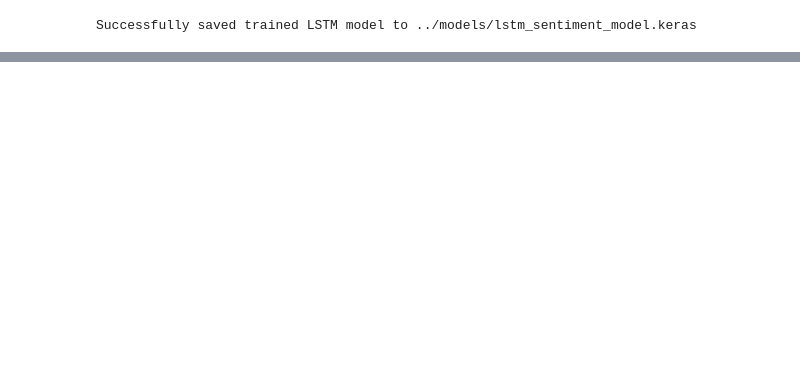
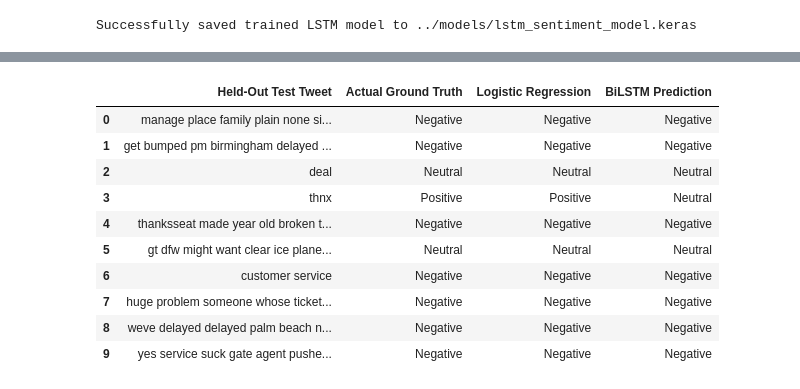
Before and after one commit to anjXcode/brandpulse-sentiment, a Jupyter notebook: notebooks/02DeepLearning_LSTM.ipynb, the cells around one changed output, grey strips where cells are left out. Cells and saved outputs as stored; diff of their text form; code cells hidden in the pictures; blank space fills up the shorter version.

```diff
--- a/notebooks/02DeepLearning_LSTM.ipynb
+++ b/notebooks/02DeepLearning_LSTM.ipynb
@@ -238,0 +385,69 @@ Successfully saved trained LSTM model to ../models/lstm_sentiment_model.keras
+# %%
+import pickle
+import numpy as np
+import pandas as pd
+from tensorflow.keras.preprocessing.sequence import pad_sequences
+import joblib
+
+# 1. Load your saved Classical NLP artifacts (update filenames if yours differ slightly)
+with open('../models/tfidf_vectorizer.pkl', 'rb') as f:
+    # 1. Load the saved Classical NLP artifacts
+    tfidf = joblib.load('../models/tfidf_vectorizer.pkl')
+    lr_model = joblib.load('../models/logistic_model.pkl')
+tfidf = joblib.load('../models/tfidf_vectorizer.pkl')
+lr_model = joblib.load('../models/logistic_model.pkl')
+
+label_names = {0: 'Negative', 1: 'Neutral', 2: 'Positive'}
+
+# 2. Sample 10 random tweets strictly from your 20% held-out X_test split
+np.random.seed(42)
+sample_idx = np.random.choice(len(X_test), size=10, replace=False)
+
+# Reconstruct readable tweet text from padded test sequences (stripping <OOV> tokens)
+raw_reconstructed = tokenizer.sequences_to_texts(X_test[sample_idx])
+sample_tweets = [t.replace('<OOV>', '').strip() for t in raw_reconstructed]
+
+y_test_int = np.argmax(y_test, axis=1) if y_test.ndim > 1 else y_test
+actual_labels = [label_names[y_test_int[i]] for i in sample_idx]
+
+# Predictions from both models on the exact same 10 held-out test tweets
+lr_preds = lr_model.predict(tfidf.transform(sample_tweets))
+# Handle both string labels ('negative') and integer labels (0) from Logistic Regression
+lr_labels = [p.capitalize() if isinstance(p, str) else label_names[p] for p in lr_preds]
+
+bilstm_probs = model.predict(X_test[sample_idx], verbose=0)
+bilstm_labels = [label_names[np.argmax(p)] for p in bilstm_probs]
+
+comparison_df = pd.DataFrame({
+    'Held-Out Test Tweet': sample_tweets,
+    'Actual Ground Truth': actual_labels,
+    'Logistic Regression': lr_labels,
+    'BiLSTM Prediction': bilstm_labels
+})
+
+print("=== 10 Random Held-Out Test Predictions ===")
+display(comparison_df)
+
+# 3. Required Custom Inference Sentences (Phase 3) + 2 Sarcastic Tweets
+test_sentences = [
+    "The service was amazing!",
+    "I waited 4 hours just to get a cold burger.",
+    "Oh great, another 3-hour flight delay and lost baggage, just what I needed!",
+    "Love sitting on the tarmac for two hours with zero updates from the crew."
+]
+
+custom_lr_raw = lr_model.predict(tfidf.transform(test_sentences))
+custom_lr = [p.capitalize() if isinstance(p, str) else label_names[p] for p in custom_lr_raw]
+
+custom_seqs = pad_sequences(tokenizer.texts_to_sequences(test_sentences), maxlen=MAX_LEN, padding='post', truncating='post')
+custom_bilstm = [label_names[np.argmax(p)] for p in model.predict(custom_seqs, verbose=0)]
+
+custom_df = pd.DataFrame({
+    'Test Sentence': test_sentences,
+    'Logistic Regression': custom_lr,
+    'BiLSTM Prediction': custom_bilstm
+})
+
+print("\n=== Custom & Sarcasm Inference Checks ===")
+display(custom_df)
+# %% [output]
@@ -238,0 +455,11 @@ Successfully saved trained LSTM model to ../models/lstm_sentiment_model.keras
+|  | Held-Out Test Tweet | Actual Ground Truth | Logistic Regression | BiLSTM Prediction |
+| 0 | manage place family plain none si... | Negative | Negative | Negative |
+| 1 | get bumped pm birmingham delayed ... | Negative | Negative | Negative |
+| 2 | deal | Neutral | Neutral | Neutral |
+| 3 | thnx | Positive | Positive | Neutral |
+| 4 | thanksseat made year old broken t... | Negative | Negative | Negative |
+| 5 | gt dfw might want clear ice plane... | Neutral | Neutral | Neutral |
+| 6 | customer service | Negative | Negative | Negative |
+| 7 | huge problem someone whose ticket... | Negative | Negative | Negative |
+| 8 | weve delayed delayed palm beach n... | Negative | Negative | Negative |
+| 9 | yes service suck gate agent pushe... | Negative | Negative | Negative |
```
Also changed, not shown: parts of 13 cells of this notebook, 12 other files.
